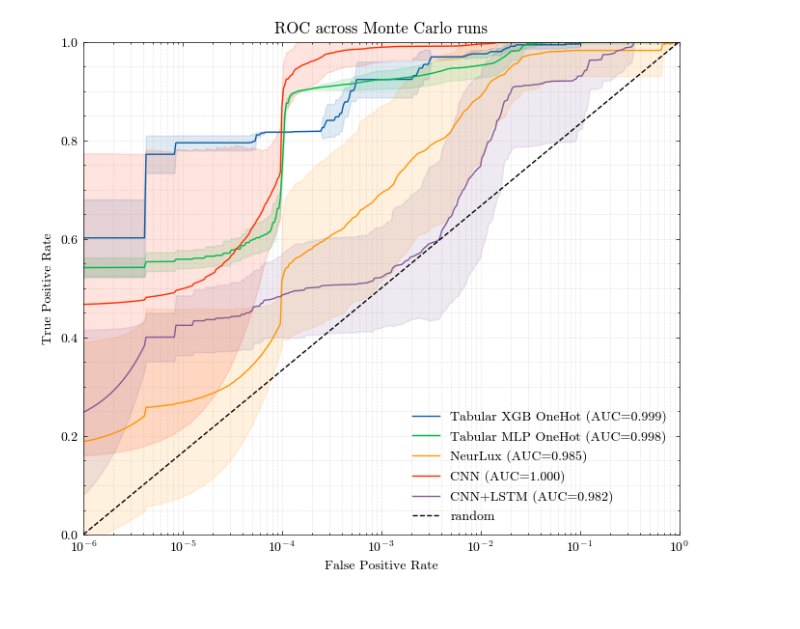
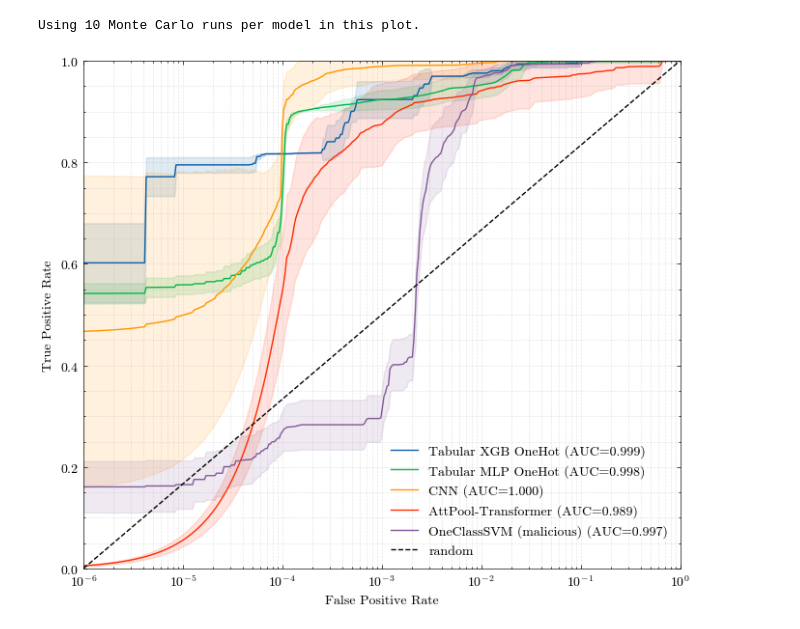
Before and after one commit to dtrizna/QuasarNix, a Jupyter notebook: experiments/results_mc_repeated_training.ipynb, the cells around one changed output. Saved outputs shown, nothing was run; the diff lists cells and outputs as text; code cells hidden in the pictures.

Commit message:
repeated training final results

```diff
--- a/experiments/results_mc_repeated_training.ipynb
+++ b/experiments/results_mc_repeated_training.ipynb
@@ -122,25 +127,35 @@ Loaded scores for model 'cnn' from 10 runs, 470128 test examples each.
 # Plot ROC curves for all models together
 import matplotlib.pyplot as plt
 import scienceplots
+from sigma.collection import SigmaCollection
+from experiments.signatures_sigma import rule_matches_command
+from tqdm import tqdm
 
 plt.style.use(["science", "no-latex"])
 
 # Optionally provide nicer display names for legend
+# Keys here must match `model_name` values in `mc_models_summary.csv`
 pretty_model_names = {
     # "_tabular_rf_onehot": "Tabular RF OneHot",
     "_tabular_xgb_onehot": "Tabular XGB OneHot",
     "_tabular_mlp_onehot": "Tabular MLP OneHot",
-    "neurlux": "NeurLux",
     "cnn": "CNN",
-    "cnn_lstm": "CNN+LSTM",
+    # "neurlux": "CNN+LSTM+Attention",
+    # "cnn_lstm": "CNN+LSTM",
     # "mlp_seq": "MLP-Seq",
-    # "attpool_transformer": "AttPool-Transformer",
+    "attpool_transformer": "AttPool-Transformer",
     # "cls_transformer": "CLS-Transformer",
     # "mean_transformer": "Mean-Transformer",
     # "lstm": "LSTM",
+    # "oc_svm_sgd_baseline": "OneClassSVM(benign)",
+    "oc_svm_sgd_malicious": "OneClassSVM (malicious)",
 }
+run_sigma = False
 
 COLORS = ["C0", "C1", "C2", "C3", "C4", "C5", "C6", "C7", "C8", "C9", "C10"]
+n_mc_runs = int(summary_df["run_idx"].nunique())
+print(f"Using {n_mc_runs} Monte Carlo runs per model in this plot.")
+
 plt.figure(figsize=(7, 6))
 ax = plt.gca()
 fpr_grid = np.logspace(-6, 0, 400)
@@ -167,32 +182,91 @@ for i, model_name in enumerate(pretty_model_names.keys()):
     std_tpr = np.std(tprs_interpolated, axis=0)
     mean_auc = float(np.mean(aucs))
     # Get pretty name for legend, fallback to code name
     legend_name = pretty_model_names.get(model_name, model_name)
     plot_line, = ax.plot(
         fpr_grid, mean_tpr, color=COLORS[i % len(COLORS)],
         label=f"{legend_name} (AUC={mean_auc:.3f})"
     )
     ax.fill_between(
         fpr_grid, mean_tpr - std_tpr, mean_tpr + std_tpr,
         color=COLORS[i % len(COLORS)], alpha=0.13
     )
     handles.append(plot_line)
     labels.append(f"{legend_name} (AUC={mean_auc:.3f})")
 
+# --- Sigma ruleset ROC on a 10k subset of X_test_cmds ---
+try:
+    if not run_sigma:
+        raise Exception("Sigma ruleset evaluation disabled")
+
+    sigma_rule_folder = ROOT / "data" / "signatures"
+    sigma_rule_yamls = [
+        str(p)
+        for p in sigma_rule_folder.iterdir()
+        if p.suffix in (".yaml", ".yml")
+    ]
+    sigma_rule_collection = SigmaCollection.load_ruleset(sigma_rule_yamls)
+
+    subset_size = 10_000
+    n_test = len(y_test)
+    subset_size = min(subset_size, n_test)
+
+    rng = np.random.default_rng(int(base_seed))
+    subset_idx = rng.choice(n_test, size=subset_size, replace=False)
+
+    X_sigma = [X_test_cmds[i] for i in subset_idx]
+    y_sigma = y_test[subset_idx]
+
+    y_sigma_pred = np.zeros_like(y_sigma, dtype=int)
+    for i, cmd in tqdm(enumerate(X_sigma), total=len(X_sigma), desc="Evaluating Sigma ruleset"):
+        matched = False
+        for rule in sigma_rule_collection:
+            if rule_matches_command(rule, cmd):
+                matched = True
+                break
+        y_sigma_pred[i] = 1 if matched else 0
+
+    y_sigma_prob = y_sigma_pred.astype(float)
+    fpr_sigma, tpr_sigma, _ = roc_curve(y_sigma, y_sigma_prob)
+    auc_sigma = roc_auc_score(y_sigma, y_sigma_prob)
+
+    # Avoid FPR=0 for log-scale plotting
+    mask = fpr_sigma >= 1e-6
+    fpr_sigma_plot = fpr_sigma[mask]
+    tpr_sigma_plot = tpr_sigma[mask]
+
+    sigma_label = f"Sigma ruleset (n={len(y_sigma)}, AUC={auc_sigma:.3f})"
+    sigma_line, = ax.plot(
+        fpr_sigma_plot,
+        tpr_sigma_plot,
+        color="C8",
+        linestyle="-.",
+        linewidth=2,
+        label=sigma_label,
+    )
+    handles.append(sigma_line)
+    labels.append(sigma_label)
+
+    print(f"Sigma ruleset ROC on subset of {len(y_sigma)} test samples: AUC={auc_sigma:.4f}")
+except Exception as e:
+    pass
+
 random_line, = ax.plot([1e-6, 1.0], [1e-6, 1.0], "k--", linewidth=1, label="random")
 handles.append(random_line)
 labels.append("random")
 
 ax.set_xscale("log")
 ax.set_xlim([1e-6, 1.0])
 ax.set_ylim([0.0, 1.0])
 ax.set_xlabel("False Positive Rate")
 ax.set_ylabel("True Positive Rate")
-ax.set_title("ROC across Monte Carlo runs")
+# ax.set_title(f"ROC ({n_mc_runs} runs/model)")
 ax.grid(True, which="both", linestyle="--", alpha=0.3)
 # Explicitly pass collected handles and labels to legend to ensure all models appear
 ax.legend(handles, labels, loc="lower right")
+plt.savefig("../img/roc_mc_repeated_training.pdf", bbox_inches="tight", dpi=300)
 plt.tight_layout()
 plt.show()
 # %% [output]
+Using 10 Monte Carlo runs per model in this plot.
-[figure, old version]
+[figure, new version]
```
Also changed, not shown: parts of 2 cells of this notebook, 7 other files.
